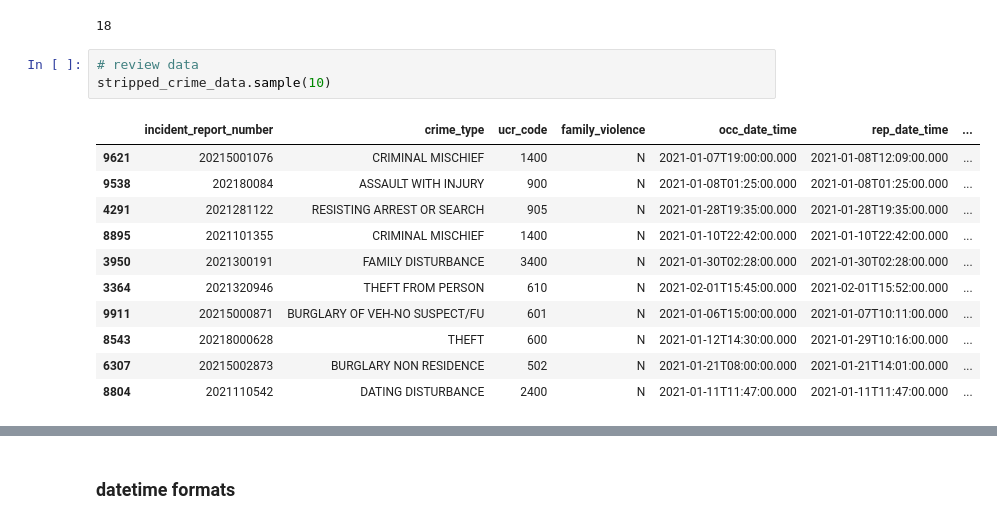
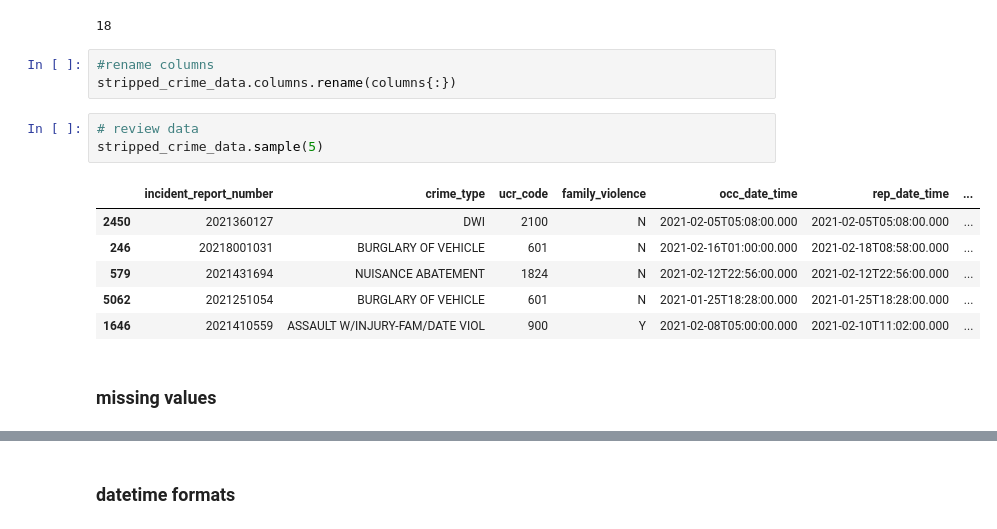
Before and after one commit to DonnieData/austin_crime_EDA, a Jupyter notebook: data_retrieval_transformation.ipynb, the cells around one changed output, grey strips where cells are left out. Cells and saved outputs as stored; diff of their text form.

```diff
--- a/data_retrieval_transformation.ipynb
+++ b/data_retrieval_transformation.ipynb
@@ -86,18 +89,18 @@ Data columns (total 18 columns):
 dtypes: object(18)
 memory usage: 1.4+ MB
 18
+# %%
+#rename columns
+stripped_crime_data.columns.rename(columns{:})
 # %%
 # review data
-stripped_crime_data.sample(10)
+stripped_crime_data.sample(5)
 # %% [output]
 |  | incident_report_number | crime_type | ucr_code | family_violence | occ_date_time | rep_date_time | ... |
-| 9621 | 20215001076 | CRIMINAL MISCHIEF | 1400 | N | 2021-01-07T19:00:00.000 | 2021-01-08T12:09:00.000 | ... |
-| 9538 | 202180084 | ASSAULT WITH INJURY | 900 | N | 2021-01-08T01:25:00.000 | 2021-01-08T01:25:00.000 | ... |
-| 4291 | 2021281122 | RESISTING ARREST OR SEARCH | 905 | N | 2021-01-28T19:35:00.000 | 2021-01-28T19:35:00.000 | ... |
-| 8895 | 2021101355 | CRIMINAL MISCHIEF | 1400 | N | 2021-01-10T22:42:00.000 | 2021-01-10T22:42:00.000 | ... |
-| 3950 | 2021300191 | FAMILY DISTURBANCE | 3400 | N | 2021-01-30T02:28:00.000 | 2021-01-30T02:28:00.000 | ... |
-| 3364 | 2021320946 | THEFT FROM PERSON | 610 | N | 2021-02-01T15:45:00.000 | 2021-02-01T15:52:00.000 | ... |
-| 9911 | 20215000871 | BURGLARY OF VEH-NO SUSPECT/FU | 601 | N | 2021-01-06T15:00:00.000 | 2021-01-07T10:11:00.000 | ... |
-| 8543 | 20218000628 | THEFT | 600 | N | 2021-01-12T14:30:00.000 | 2021-01-29T10:16:00.000 | ... |
-| 6307 | 20215002873 | BURGLARY NON RESIDENCE | 502 | N | 2021-01-21T08:00:00.000 | 2021-01-21T14:01:00.000 | ... |
-| 8804 | 2021110542 | DATING DISTURBANCE | 2400 | N | 2021-01-11T11:47:00.000 | 2021-01-11T11:47:00.000 | ... |
+| 2450 | 2021360127 | DWI | 2100 | N | 2021-02-05T05:08:00.000 | 2021-02-05T05:08:00.000 | ... |
+| 246 | 20218001031 | BURGLARY OF VEHICLE | 601 | N | 2021-02-16T01:00:00.000 | 2021-02-18T08:58:00.000 | ... |
+| 579 | 2021431694 | NUISANCE ABATEMENT | 1824 | N | 2021-02-12T22:56:00.000 | 2021-02-12T22:56:00.000 | ... |
+| 5062 | 2021251054 | BURGLARY OF VEHICLE | 601 | N | 2021-01-25T18:28:00.000 | 2021-01-25T18:28:00.000 | ... |
+| 1646 | 2021410559 | ASSAULT W/INJURY-FAM/DATE VIOL | 900 | Y | 2021-02-08T05:00:00.000 | 2021-02-10T11:02:00.000 | ... |
+# %% [markdown]
+### missing values
```
Also changed, not shown: parts of 9 cells of this notebook.
